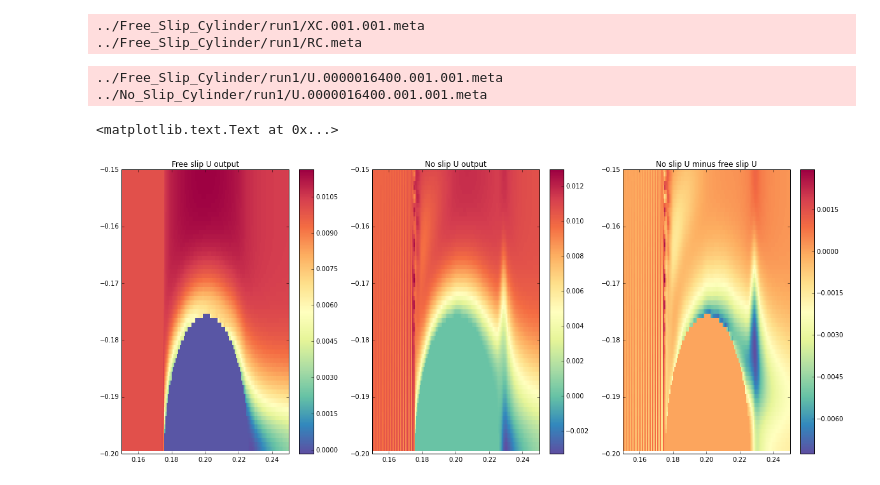
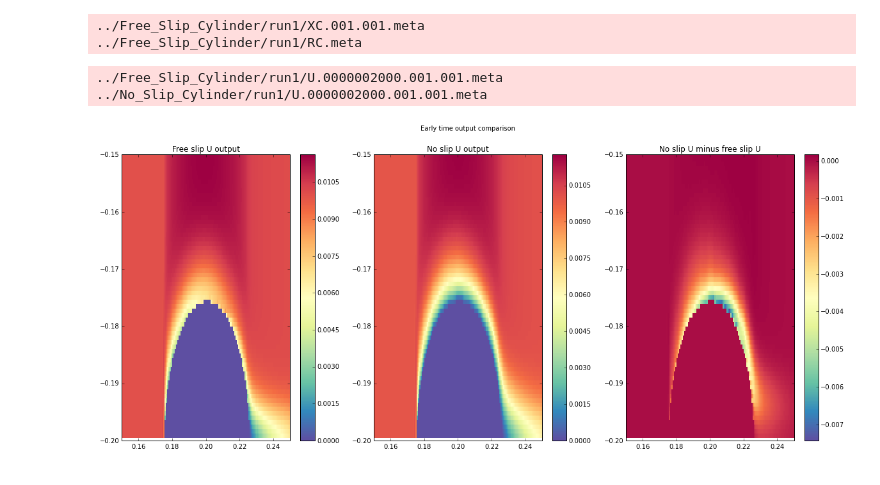
Before and after one commit to UBC-MOAD/flow_separation, a Jupyter notebook: notebooks_2D_runs/jan16.ipynb, the cells around one changed output. Drawn from its saved outputs; the diff is of its cells as text; code cells hidden in the pictures.

```diff
--- a/notebooks_2D_runs/jan16.ipynb
+++ b/notebooks_2D_runs/jan16.ipynb
@@ -17,35 +17,37 @@ z = np.squeeze(rdmds('../Free_Slip_Cylinder/run1/RC'))
 # %%
 UFS = np.squeeze(rdmds('../Free_Slip_Cylinder/run1/U',2000))
 UNS = np.squeeze(rdmds('../No_Slip_Cylinder/run1/U',2000))
 
 pylab.rcParams['figure.figsize'] = (20,8)
 
 plt.figure()
 plt.subplot(1,3,1)
 plt.pcolor(x,z,UFS,cmap='Spectral_r')
 plt.colorbar()
 plt.xlim((0.15,0.25))
 plt.ylim((-0.2,-0.15))
 plt.title('Free slip U output')
 
 plt.subplot(1,3,2)
 plt.pcolor(x,z,UNS,cmap='Spectral_r')
 plt.colorbar()
 plt.xlim((0.15,0.25))
 plt.ylim((-0.2,-0.15))
 plt.title('No slip U output')
 
 plt.subplot(1,3,3)
 plt.pcolor(x,z,UNS-UFS,cmap='Spectral_r')
 plt.colorbar()
 plt.xlim((0.15,0.25))
 plt.ylim((-0.2,-0.15))
 plt.title('No slip U minus free slip U')
+
+plt.suptitle('Early time output comparison')
+plt.show()
 # %% [output]
-../Free_Slip_Cylinder/run1/U.0000016400.001.001.meta
-../No_Slip_Cylinder/run1/U.0000016400.001.001.meta
+../Free_Slip_Cylinder/run1/U.0000002000.001.001.meta
+../No_Slip_Cylinder/run1/U.0000002000.001.001.meta
-<matplotlib.text.Text at 0x...>
-[figure, old version]
+[figure, new version]
 # %%
 UFS = np.squeeze(rdmds('../Free_Slip_Cylinder/run1/U',16400))
 UNS = np.squeeze(rdmds('../No_Slip_Cylinder/run1/U',16400))
```
Also changed, not shown: parts of 2 cells of this notebook.
